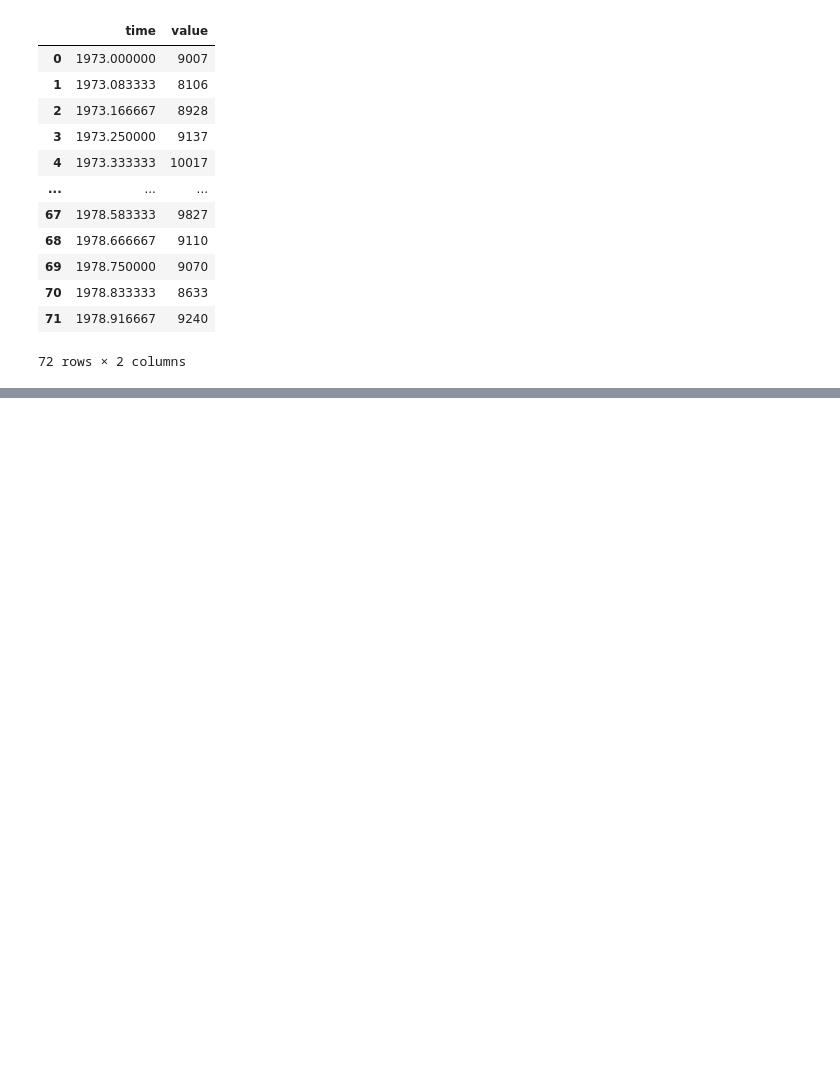
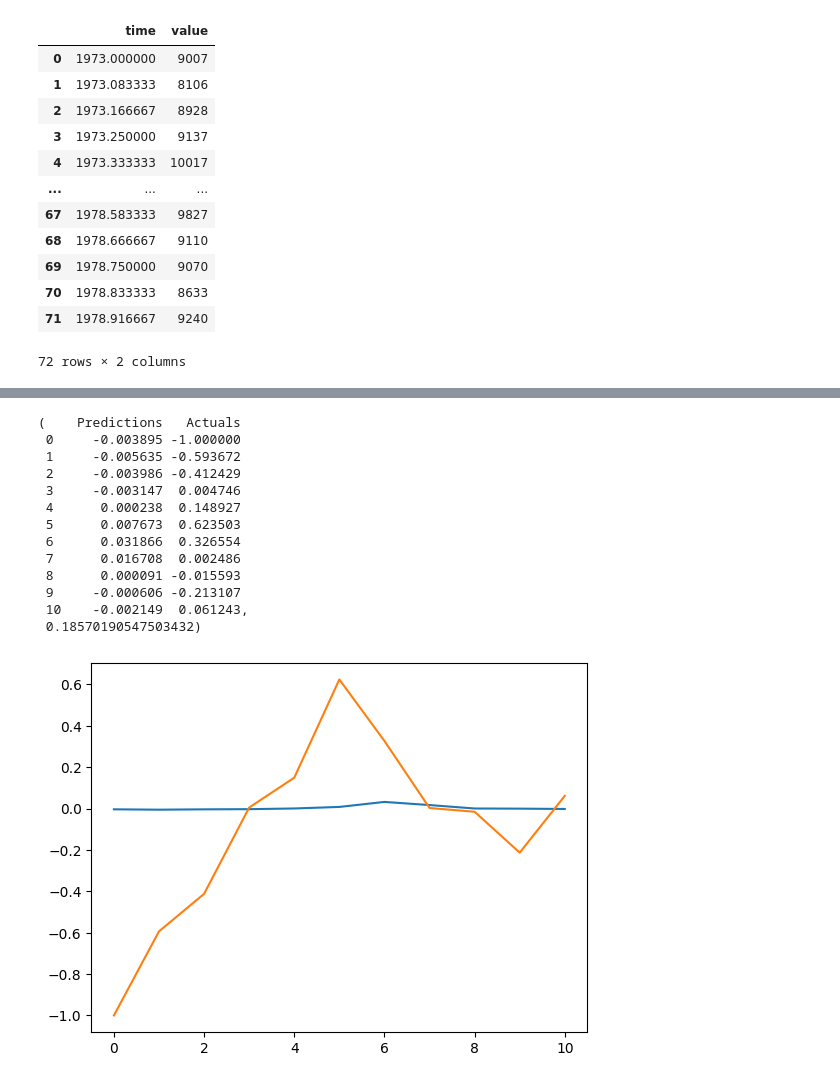
Before and after one commit to SendNugg3ts/CSC, a Jupyter notebook: ModeloNossoLSTM.ipynb, the cells around one changed output, grey strips where cells are left out. Saved outputs shown, nothing was run; the diff lists cells and outputs as text; code cells hidden in the pictures; blank space fills up the shorter version.

Commit message:
modelo da mal

```diff
--- a/ModeloNossoLSTM.ipynb
+++ b/ModeloNossoLSTM.ipynb
@@ -44,12 +60,11 @@ bd.plot()
 # %%
 def df_to_X_y(df, window_size=5):
-  df_as_np = df.to_numpy()
-  X = []
-  y = []
-  for i in range(len(df_as_np)-window_size):
-    row = [[a] for a in df_as_np[i:i+window_size]]
-    X.append(row)
-    label = df_as_np[i+window_size]
-    y.append(label)
-  return np.array(X), np.array(y)
+    X = []
+    y = []
+    for i in range(len(df) - window_size):
+        row = df[i:i + window_size]
+        X.append(row)
+        label = df[i + window_size][-1]  # Última coluna contém a variável de destino (incidentes)
+        y.append(label)
+    return np.array(X), np.array(y)
 # %%
@@ -154,4 +216,5 @@ def plot_predictions1(model, X, y, start=0, end=100):
   plt.plot(df['Actuals'][start:end])
   return df, mse(y, predictions)
 # %%
-plot_predictions1(model1, X_test1, y_test1)
+plot_predictions1(model2, X_test1, y_test1)
+# %% [output]
@@ -157,0 +222,14 @@ plot_predictions1(model1, X_test1, y_test1)
+(    Predictions   Actuals
+ 0     -0.003895 -1.000000
+ 1     -0.005635 -0.593672
+ 2     -0.003986 -0.412429
+ 3     -0.003147  0.004746
+ 4      0.000238  0.148927
+ 5      0.007673  0.623503
+ 6      0.031866  0.326554
+ 7      0.016708  0.002486
+ 8      0.000091 -0.015593
+ 9     -0.000606 -0.213107
+ 10    -0.002149  0.061243,
+ 0.18570190547503432)
+[figure, added]
```
Also changed, not shown: parts of 12 cells of this notebook, 5 other files.
